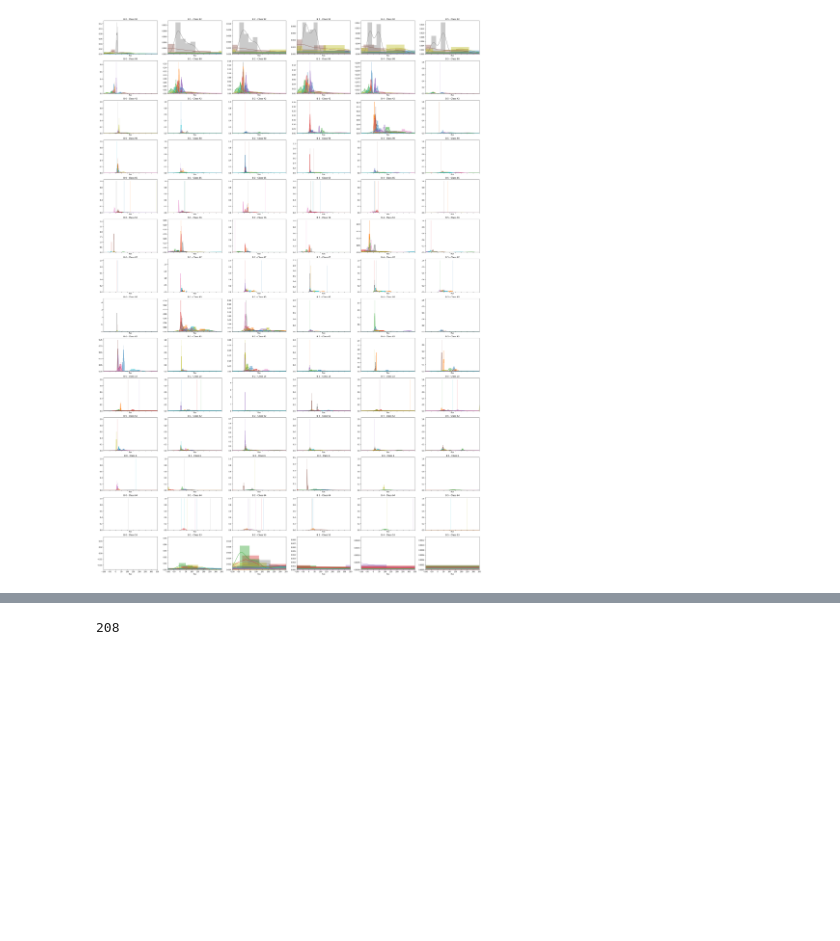
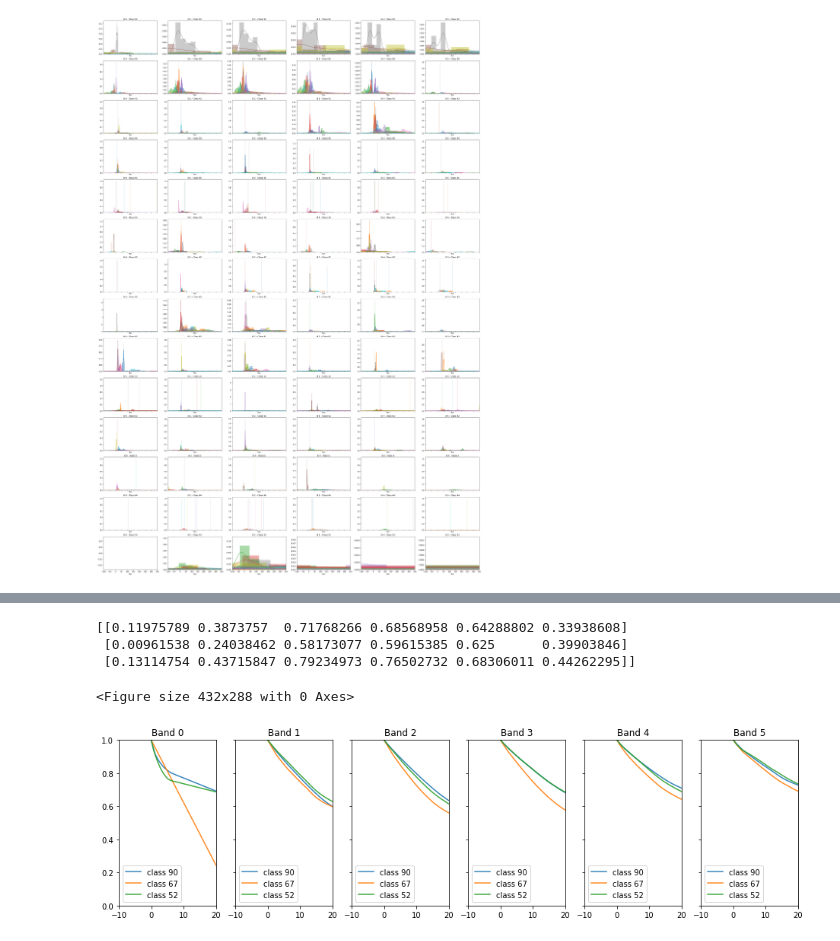
Before and after one commit to miguel-rita/remote_two, a Jupyter notebook: notebooks/confusion_study.ipynb, the cells around one changed output, grey strips where cells are left out. Cells and saved outputs as stored; diff of their text form; code cells hidden in the pictures; blank space fills up the shorter version.

```diff
--- a/notebooks/confusion_study.ipynb
+++ b/notebooks/confusion_study.ipynb
@@ -66,4 +75,61 @@ f.savefig('../flux_confusion_v1.png')
-# %%
-len(oids_by_class[67])
-# %% [output]
-208
+# %%
+plt.cla()
+plt.clf()
+
+f,axes = plt.subplots(1,6,figsize=(16,4), sharex=True, sharey=True)
+
+n_meas = np.zeros((3,6))
+_classes = [90, 67, 52]
+
+noids = np.array([len(oids_by_class[tgt]) for tgt in _classes])
+
+for i,tgt in enumerate(_classes):
+
+    for pb in range(6):
+
+        max_mjd = 20
+        fluxes = []
+        standard_time_stamps = np.linspace(0, max_mjd, 50)
+
+        for oid in oids_by_class[tgt][:noids[i]]:
+            mjd = train.loc[
+                (train['object_id'] == oid) &
+                (train['passband'] == pb) &
+                (train['detected'] == 1),
+                'mjd'
+            ].values
+            flux = train.loc[
+                (train['object_id'] == oid) &
+                (train['passband'] == pb) &
+                (train['detected'] == 1),
+                'flux'
+            ].values
+
+            # Find flux peak to allign peaks
+            if len(flux)>1:
+                peak_pos = np.argmax(flux)
+                flux /= flux[peak_pos]
+                mjd = mjd - mjd[peak_pos]
+
+                n_meas[i, pb] += 1
+
+                # Interp flux to standard timestamps
+                interp_flux = np.interp(standard_time_stamps, mjd, flux, left=1)
+                fluxes.append(interp_flux)
+
+            flux = np.mean(fluxes, axis=0)
+
+        sns.lineplot(x=standard_time_stamps, y=flux, linewidth=1.5, alpha=0.9, ax=axes[pb], label=f'class {tgt:d}')
+        axes[pb].set_title(f'Band {pb:d}')
+        axes[pb].set_ylabel('')
+
+plt.legend()
+plt.xlim(-10,max_mjd)
+plt.ylim(0,1)
+print(n_meas/noids[:, None])
+# %% [output]
+[[0.11975789 0.3873757  0.71768266 0.68568958 0.64288802 0.33938608]
+ [0.00961538 0.24038462 0.58173077 0.59615385 0.625      0.39903846]
+ [0.13114754 0.43715847 0.79234973 0.76502732 0.68306011 0.44262295]]
+<Figure size 432x288 with 0 Axes>
+[figure, added]
```
Also changed, not shown: parts of 1 cell of this notebook, 5 other files.
